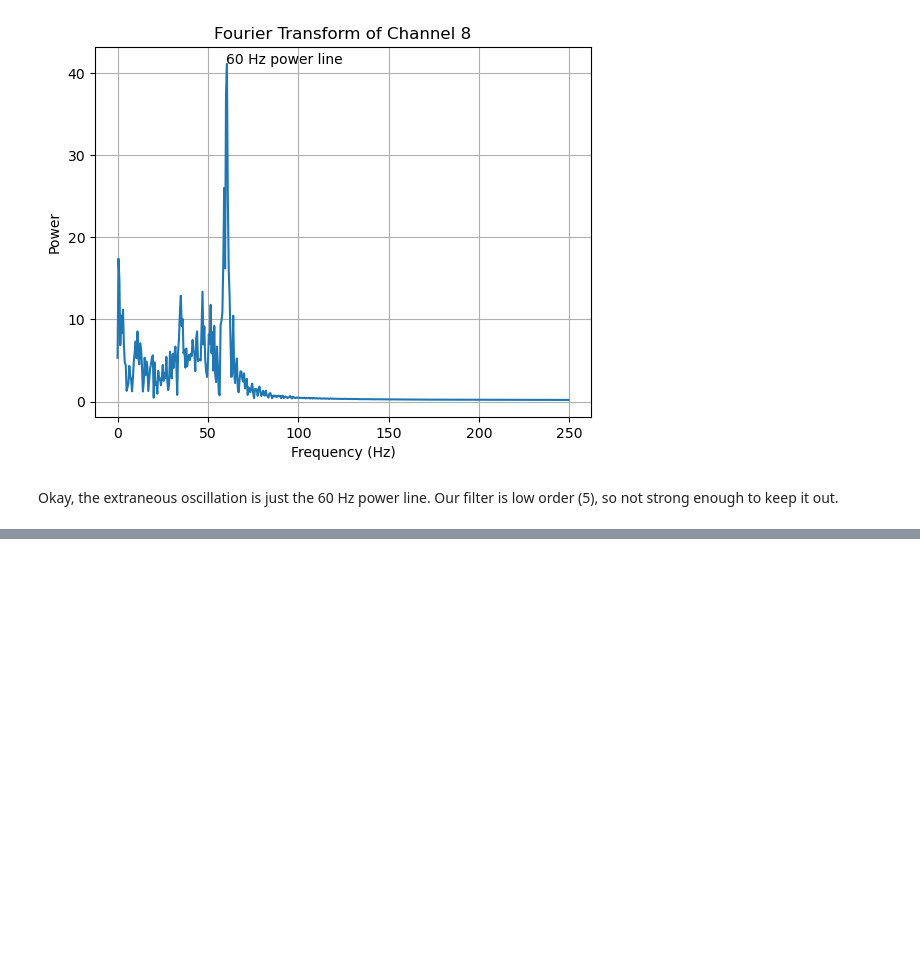
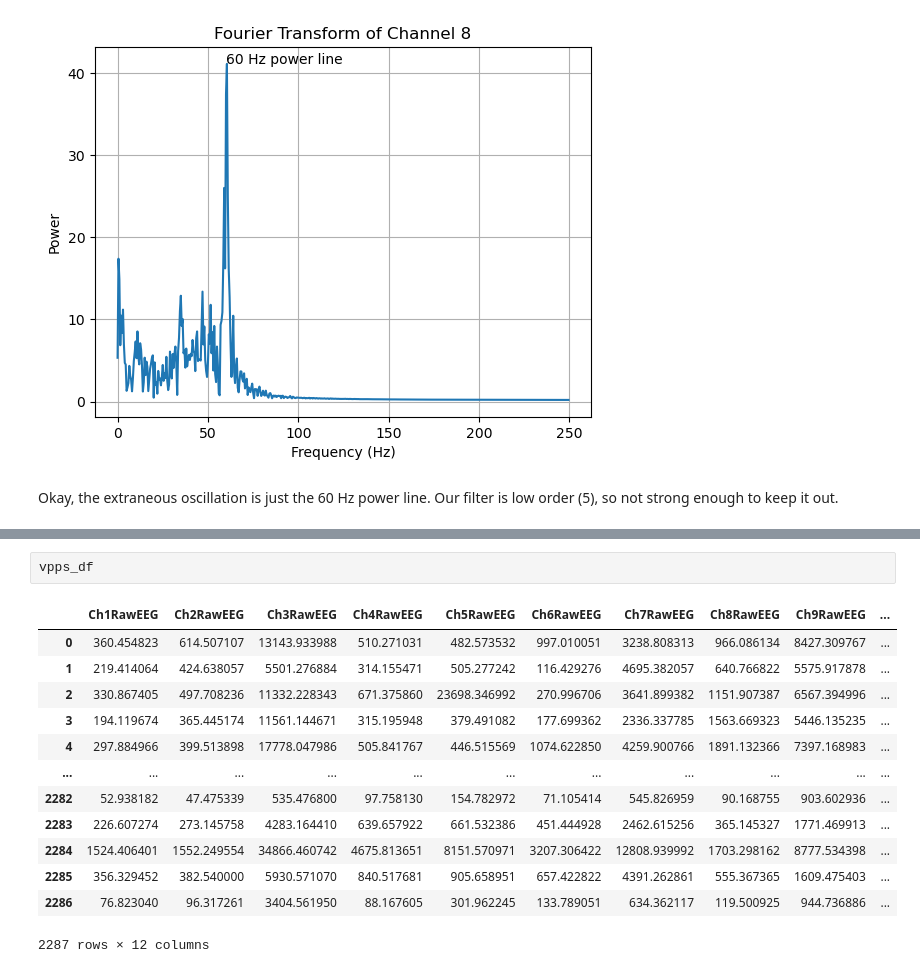
Before and after one commit to maviperu/focus-protocol-eeg-dl, a Jupyter notebook: scripts/Signal processing EEG artifact rejection.ipynb, the cells around one changed output, grey strips where cells are left out. Cells and saved outputs as stored; diff of their text form; blank space fills up the shorter version.

```diff
--- a/scripts/Analyze Brain Data.ipynb
+++ b/scripts/Signal processing EEG artifact rejection.ipynb
@@ -435,0 +379,16 @@ plt.show()
+# %%
+vpps_df
+# %% [output]
+|  | Ch1RawEEG | Ch2RawEEG | Ch3RawEEG | Ch4RawEEG | Ch5RawEEG | Ch6RawEEG | Ch7RawEEG | Ch8RawEEG | Ch9RawEEG | ... |
+| 0 | 360.454823 | 614.507107 | 13143.933988 | 510.271031 | 482.573532 | 997.010051 | 3238.808313 | 966.086134 | 8427.309767 | ... |
+| 1 | 219.414064 | 424.638057 | 5501.276884 | 314.155471 | 505.277242 | 116.429276 | 4695.382057 | 640.766822 | 5575.917878 | ... |
+| 2 | 330.867405 | 497.708236 | 11332.228343 | 671.375860 | 23698.346992 | 270.996706 | 3641.899382 | 1151.907387 | 6567.394996 | ... |
+| 3 | 194.119674 | 365.445174 | 11561.144671 | 315.195948 | 379.491082 | 177.699362 | 2336.337785 | 1563.669323 | 5446.135235 | ... |
+| 4 | 297.884966 | 399.513898 | 17778.047986 | 505.841767 | 446.515569 | 1074.622850 | 4259.900766 | 1891.132366 | 7397.168983 | ... |
+| ... | ... | ... | ... | ... | ... | ... | ... | ... | ... | ... |
+| 2282 | 52.938182 | 47.475339 | 535.476800 | 97.758130 | 154.782972 | 71.105414 | 545.826959 | 90.168755 | 903.602936 | ... |
+| 2283 | 226.607274 | 273.145758 | 4283.164410 | 639.657922 | 661.532386 | 451.444928 | 2462.615256 | 365.145327 | 1771.469913 | ... |
+| 2284 | 1524.406401 | 1552.249554 | 34866.460742 | 4675.813651 | 8151.570971 | 3207.306422 | 12808.939992 | 1703.298162 | 8777.534398 | ... |
+| 2285 | 356.329452 | 382.540000 | 5930.571070 | 840.517681 | 905.658951 | 657.422822 | 4391.262861 | 555.367365 | 1609.475403 | ... |
+| 2286 | 76.823040 | 96.317261 | 3404.561950 | 88.167605 | 301.962245 | 133.789051 | 634.362117 | 119.500925 | 944.736886 | ... |
+2287 rows × 12 columns
```
Also changed, not shown: parts of 26 cells of this notebook.
